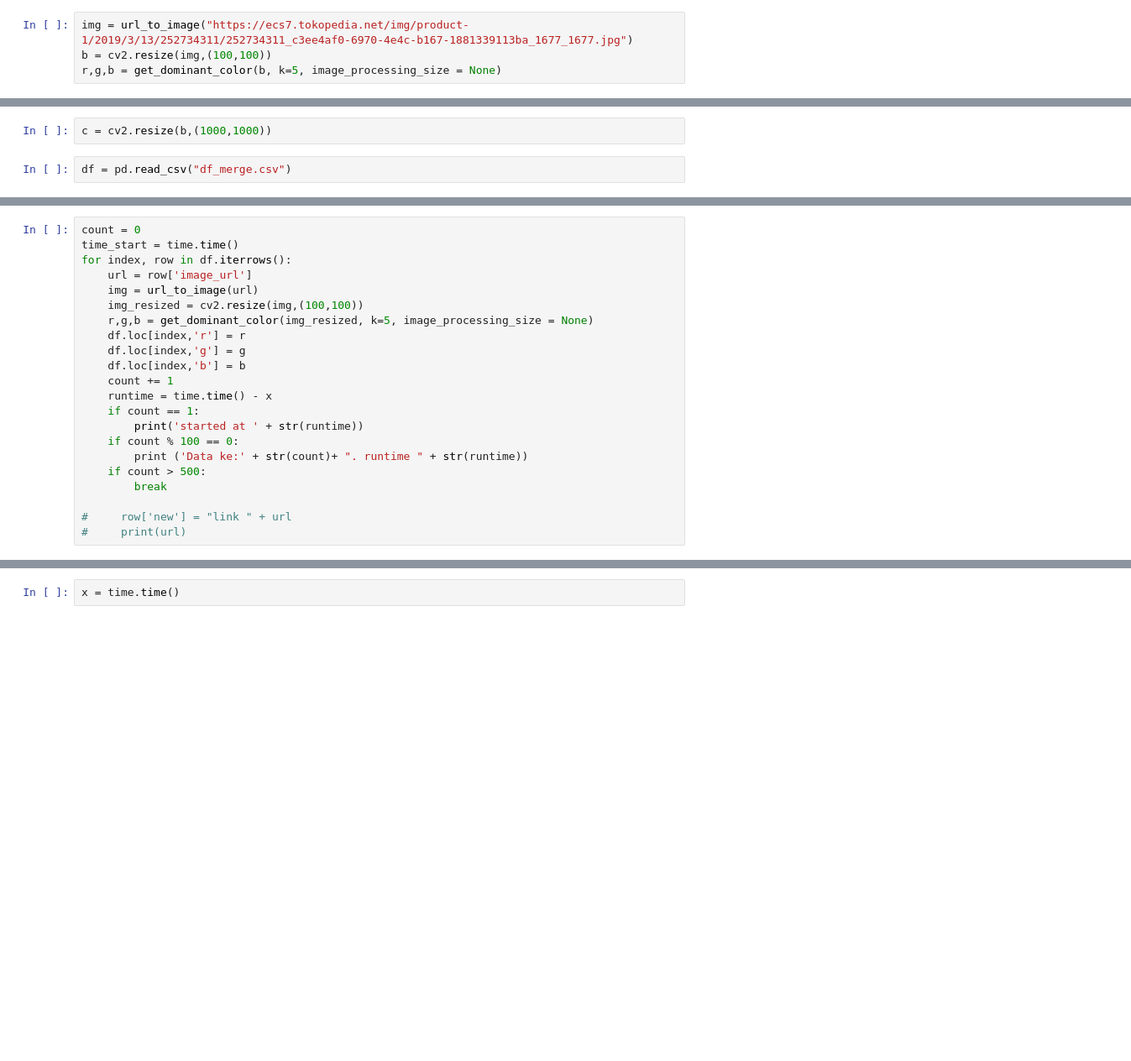
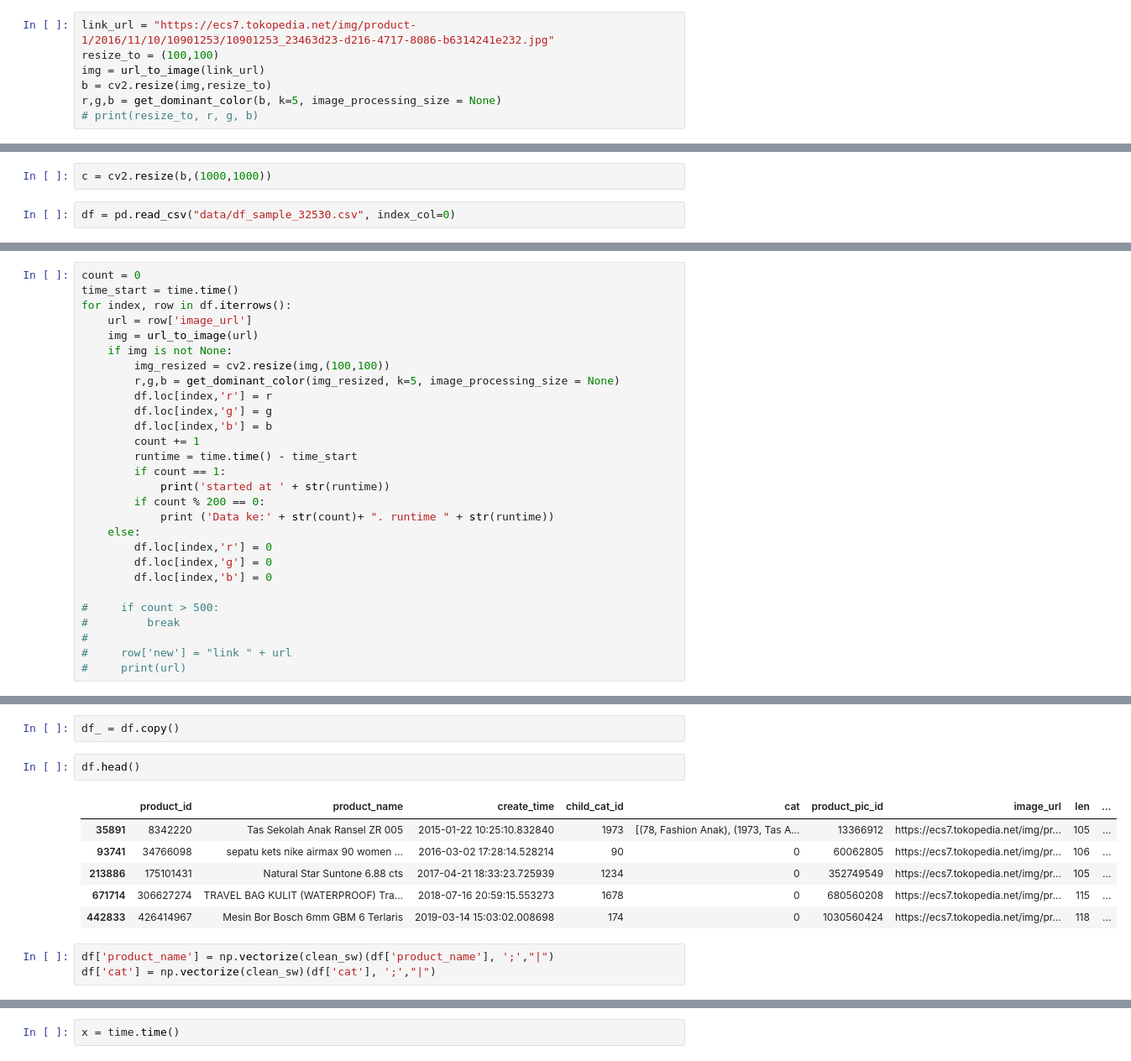
Before and after one commit to scrowten/tim_tuju, a Jupyter notebook: mentor/img_processing/img_processing.ipynb, the cells around one changed output, grey strips where cells are left out. Shown at 84% size. Saved outputs shown, nothing was run; the diff lists cells and outputs as text; blank space fills up the shorter version.

Commit message:
rapihin img_processing notebook

```diff
--- a/mentor/img_processing/img_processing.ipynb
+++ b/mentor/img_processing/img_processing.ipynb
@@ -56,4 +111,7 @@ def get_dominant_color(image, k=10, image_processing_size = None):
 # %%
-img = url_to_image("https://ecs7.tokopedia.net/img/product-1/2019/3/13/252734311/252734311_c3ee4af0-6970-4e4c-b167-1881339113ba_1677_1677.jpg")
-b = cv2.resize(img,(100,100))
+link_url = "https://ecs7.tokopedia.net/img/product-1/2016/11/10/10901253/10901253_23463d23-d216-4717-8086-b6314241e232.jpg"
+resize_to = (100,100)
+img = url_to_image(link_url)
+b = cv2.resize(img,resize_to)
 r,g,b = get_dominant_color(b, k=5, image_processing_size = None)
+# print(resize_to, r, g, b)
@@ -60,4 +154,4 @@ r,g,b = get_dominant_color(b, k=5, image_processing_size = None)
 # %%
 c = cv2.resize(b,(1000,1000))
 # %%
-df = pd.read_csv("df_merge.csv")
+df = pd.read_csv("data/df_sample_32530.csv", index_col=0)
@@ -69,20 +161,26 @@ time_start = time.time()
 for index, row in df.iterrows():
     url = row['image_url']
     img = url_to_image(url)
-    img_resized = cv2.resize(img,(100,100))
-    r,g,b = get_dominant_color(img_resized, k=5, image_processing_size = None)
-    df.loc[index,'r'] = r
-    df.loc[index,'g'] = g
-    df.loc[index,'b'] = b
-    count += 1
-    runtime = time.time() - x
-    if count == 1:
-        print('started at ' + str(runtime))
-    if count % 100 == 0:
-        print ('Data ke:' + str(count)+ ". runtime " + str(runtime))
-    if count > 500:
-        break
+    if img is not None:
+        img_resized = cv2.resize(img,(100,100))
+        r,g,b = get_dominant_color(img_resized, k=5, image_processing_size = None)
+        df.loc[index,'r'] = r
+        df.loc[index,'g'] = g
+        df.loc[index,'b'] = b
+        count += 1
+        runtime = time.time() - time_start
+        if count == 1:
+            print('started at ' + str(runtime))
+        if count % 200 == 0:
+            print ('Data ke:' + str(count)+ ". runtime " + str(runtime))
+    else:
+        df.loc[index,'r'] = 0
+        df.loc[index,'g'] = 0
+        df.loc[index,'b'] = 0
 
+#     if count > 500:
+#         break
+#
 #     row['new'] = "link " + url
 #     print(url)
 # %% [output]
@@ -91,0 +218,14 @@ error: OpenCV(3.4.2) C:\Miniconda3\conda-bld\opencv-suite_1534379934306\work\mod
+# %%
+df_ = df.copy()
+# %%
+df.head()
+# %% [output]
+|  | product_id | product_name | create_time | child_cat_id | cat | product_pic_id | image_url | len | ... |
+| 35891 | 8342220 | Tas Sekolah Anak Ransel ZR 005 | 2015-01-22 10:25:10.832840 | 1973 | [(78, Fashion Anak), (1973, Tas A... | 13366912 | https://ecs7.tokopedia.net/img/pr... | 105 | ... |
+| 93741 | 34766098 | sepatu kets nike airmax 90 women ... | 2016-03-02 17:28:14.528214 | 90 | 0 | 60062805 | https://ecs7.tokopedia.net/img/pr... | 106 | ... |
+| 213886 | 175101431 | Natural Star Suntone 6.88 cts | 2017-04-21 18:33:23.725939 | 1234 | 0 | 352749549 | https://ecs7.tokopedia.net/img/pr... | 105 | ... |
+| 671714 | 306627274 | TRAVEL BAG KULIT (WATERPROOF) Tra... | 2018-07-16 20:59:15.553273 | 1678 | 0 | 680560208 | https://ecs7.tokopedia.net/img/pr... | 115 | ... |
+| 442833 | 426414967 | Mesin Bor Bosch 6mm GBM 6 Terlaris | 2019-03-14 15:03:02.008698 | 174 | 0 | 1030560424 | https://ecs7.tokopedia.net/img/pr... | 118 | ... |
+# %%
+df['product_name'] = np.vectorize(clean_sw)(df['product_name'], ';',"|")
+df['cat'] = np.vectorize(clean_sw)(df['cat'], ';',"|")
```
Also changed, not shown: parts of 25 cells of this notebook.
